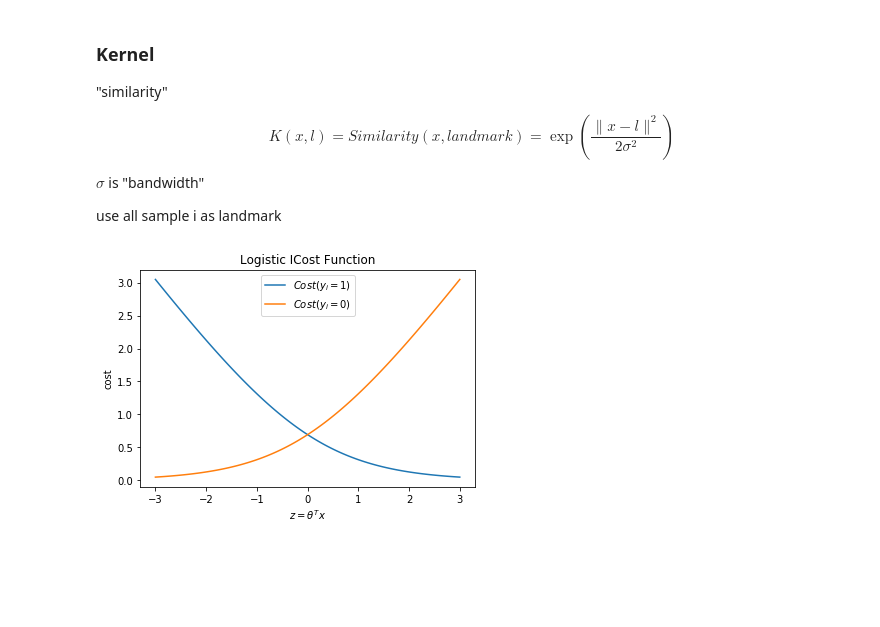
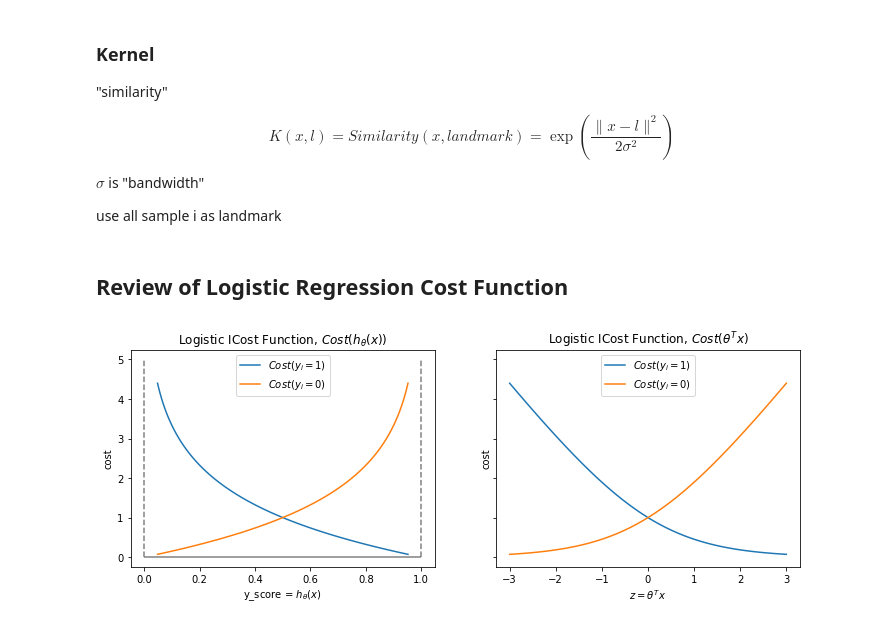
Before and after one commit to JiaRu2016/LiHang_StatisticalLearningMethod, a Jupyter notebook: C7-SVM/SVM.ipynb, the cells around one changed output. Drawn from its saved outputs; the diff is of its cells as text; code cells hidden in the pictures; blank space fills up the shorter version.

```diff
--- a/C7-SVM/SVM.ipynb
+++ b/C7-SVM/SVM.ipynb
@@ -110,24 +125,39 @@ $$ K(x, l) = Similarity(x, landmark) = \exp(\frac{\|x - l \|^2}{2\sigma^2})$$
 $\sigma$ is "bandwidth"
 
 use all sample i as landmark
+# %% [markdown]
+## Review of Logistic Regression Cost Function
 # %%
 z = np.linspace(-3, 3, 100)  # z = theta * x
 
 def y_score(z):
     return 1 / (1 + np.exp(-z))
 
-cost1 = -np.log(y_score(z))
-cost0 = -np.log(1 - y_score(z))
+cost1 = -np.log2(y_score(z))
+cost0 = -np.log2(1 - y_score(z))
 
-plt.plot(z, cost1, label=r'$Cost(y_i=1)$')
-plt.plot(z, cost0, label=r'$Cost(y_i=0)$')
-# plt.vlines([0.0, 1.0], ymin=0, ymax=5, color='grey', linestyles='dashed')
-# plt.hlines([0.0], xmin=0.0, xmax=1.0, color='grey')
-plt.legend()
-plt.xlabel(r'$z = \theta^T x$')
-plt.ylabel('cost')
-plt.title('Logistic ICost Function')
+
+fig, axs = plt.subplots(1, 2, figsize=(12, 4), sharey=True)
+
+ax = axs[1]
+ax.plot(z, cost1, label=r'$Cost(y_i=1)$')
+ax.plot(z, cost0, label=r'$Cost(y_i=0)$')
+ax.legend()
+ax.set_xlabel(r'$z = \theta^T x$')
+ax.set_ylabel('cost')
+ax.set_title(r'Logistic ICost Function, $Cost(\theta^T x)$')
+
+
+ax = axs[0]
+ax.plot(y_score(z), cost1, label=r'$Cost(y_i=1)$')
+ax.plot(y_score(z), cost0, label=r'$Cost(y_i=0)$')
+ax.vlines([0.0, 1.0], ymin=0, ymax=5, color='grey', linestyles='dashed')
+ax.hlines([0.0], xmin=0.0, xmax=1.0, color='grey')
+ax.set_xlabel(r'y_score = $h_\theta(x)$')
+ax.set_ylabel('cost')
+ax.legend()
+ax.set_title(r'Logistic ICost Function, $Cost(h_\theta(x))$')
 
 plt.show()
 # %% [output]
-[figure, old version]
+[figure, new version]
```
Also changed, not shown: parts of 15 cells of this notebook.
